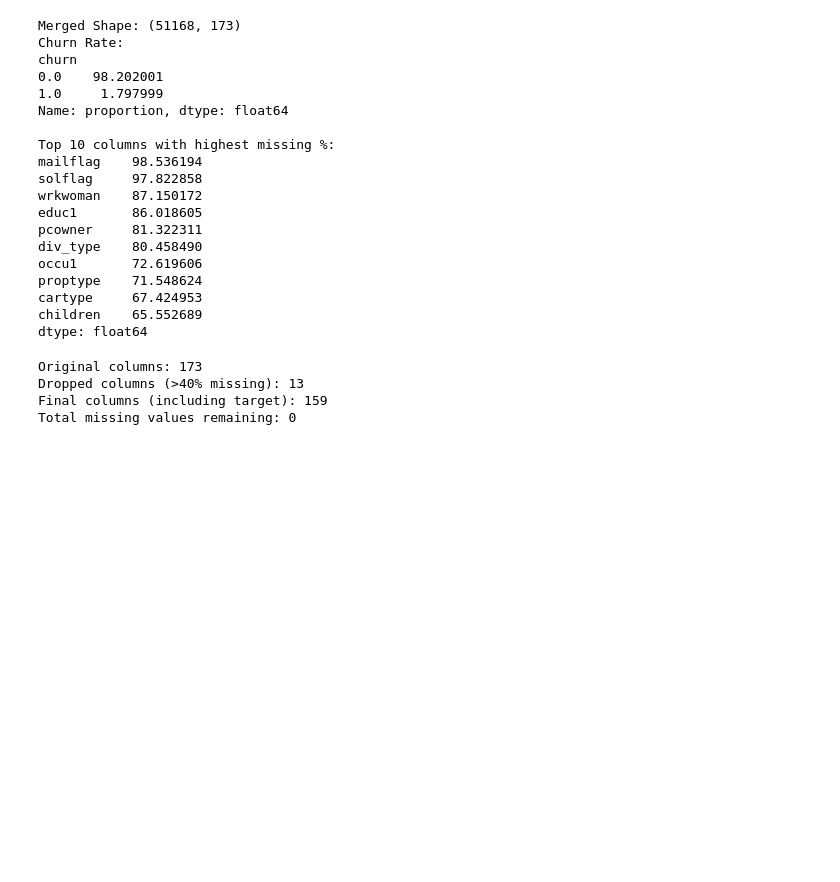
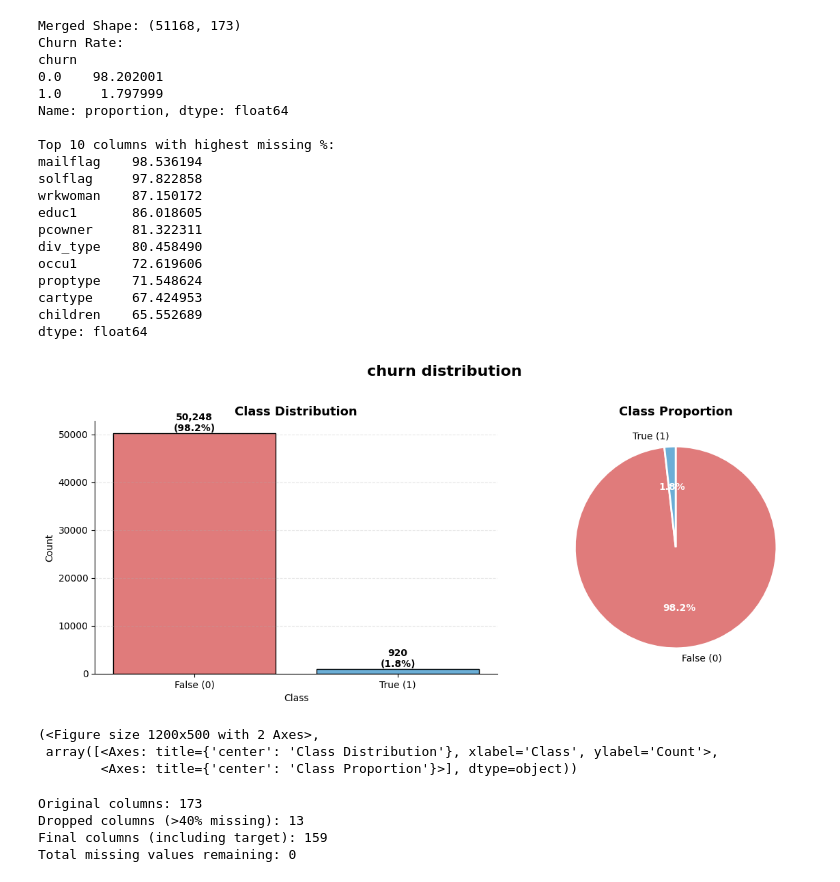
Before and after one commit to AliFazelniya/mlhub, a Jupyter notebook: machine_learning/classification/ds1/main.ipynb, the cells around one changed output. Drawn from its saved outputs; the diff is of its cells as text; code cells hidden in the pictures; blank space fills up the shorter version.

Commit message:
add plots

```diff
--- a/machine_learning/classification/ds1/main.ipynb
+++ b/machine_learning/classification/ds1/main.ipynb
@@ -47,6 +47,13 @@ proptype    71.548624
 cartype     67.424953
 children    65.552689
 dtype: float64
+# %%
+pu.plot_target_distribution(df, 'churn' ,["False (0)", "True (1)"], ["#e07b7b", "#6baed6"], title = 'churn distribution')
+# %% [output]
+[figure, added]
+(<Figure size 1200x500 with 2 Axes>,
+ array([<Axes: title={'center': 'Class Distribution'}, xlabel='Class', ylabel='Count'>,
+        <Axes: title={'center': 'Class Proportion'}>], dtype=object))
 # %%
 missing_pct = df.isnull().mean()
 cols_to_drop = missing_pct[missing_pct > 0.4].index.tolist()
```
Also changed, not shown: parts of 2 cells of this notebook.
